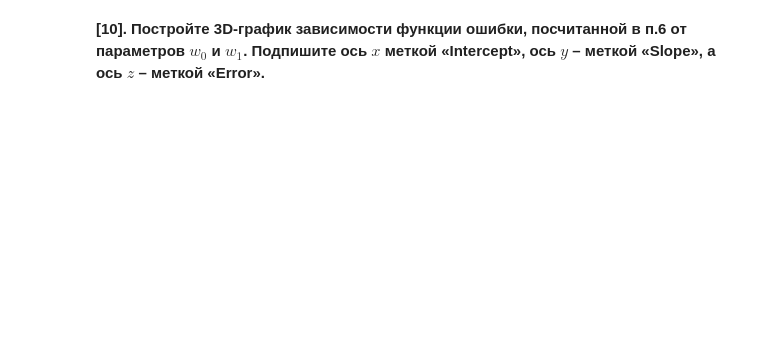
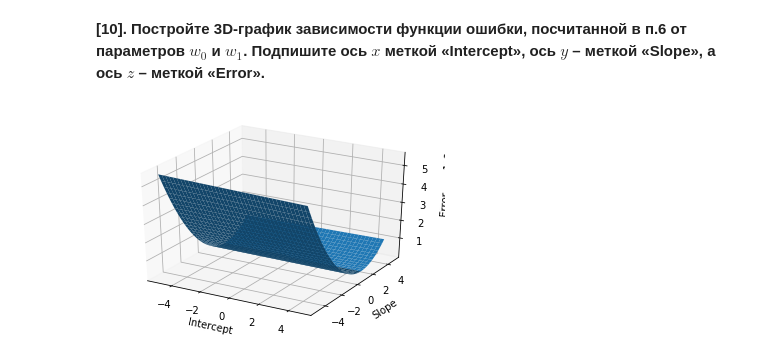
Before and after one commit to KomissarovSemyon/mlcourse.ai, a Jupyter notebook: jupyter_russian/topic04_linear_models/lesson6_practice_linreg_optimization.ipynb, the cells around one changed output. Drawn from its saved outputs; the diff is of its cells as text; code cells hidden in the pictures; blank space fills up the shorter version.

```diff
--- a/jupyter_russian/topic04_linear_models/lesson6_practice_linreg_optimization.ipynb
+++ b/jupyter_russian/topic04_linear_models/lesson6_practice_linreg_optimization.ipynb
@@ -197,2 +215,24 @@ plt.show()
 # %% [markdown]
 **[10]. Постройте 3D-график зависимости функции ошибки, посчитанной в п.6 от параметров $w_0$ и $w_1$. Подпишите ось $x$ меткой «Intercept», ось $y$ – меткой «Slope», a ось $z$ – меткой «Error».**
+# %%
+# Ваш код здесь
+fig = plt.figure()
+ax = fig.gca(projection='3d')
+
+X = np.arange(-5, 5, 0.25)
+Y = np.arange(-5, 5, 0.25)
+X, Y = np.meshgrid(X, Y)
+
+Z = []
+for w0, w1 in zip(X.flatten(), Y.flatten()):
+    Z.append(mse(data['Height'], data['Weight'], w0, w1))
+
+Z = np.array(Z).reshape(X.shape)
+
+surf = ax.plot_surface(X, Y, Z)
+ax.set_xlabel('Intercept')
+ax.set_ylabel('Slope')
+ax.set_zlabel('Error')
+plt.show()
+# %% [output]
+[figure, added]
```
Also changed, not shown: parts of 21 cells of this notebook.
